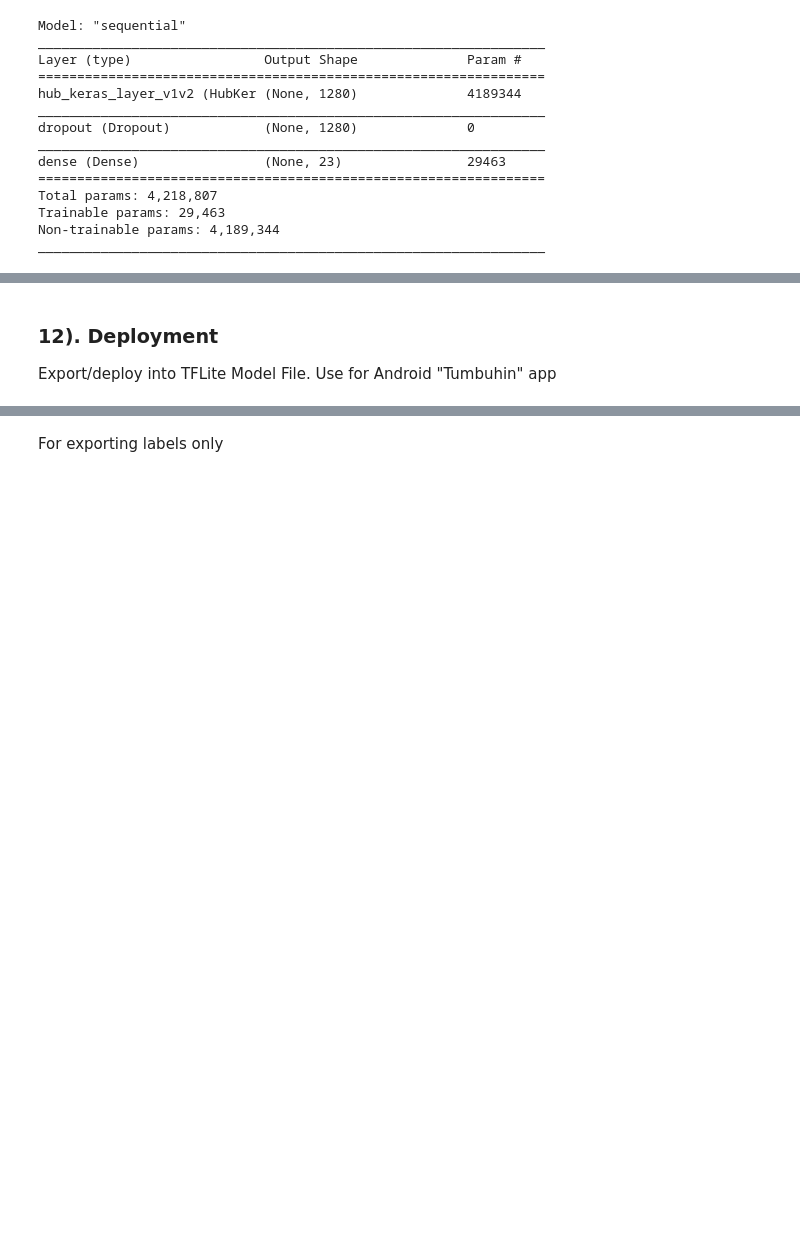
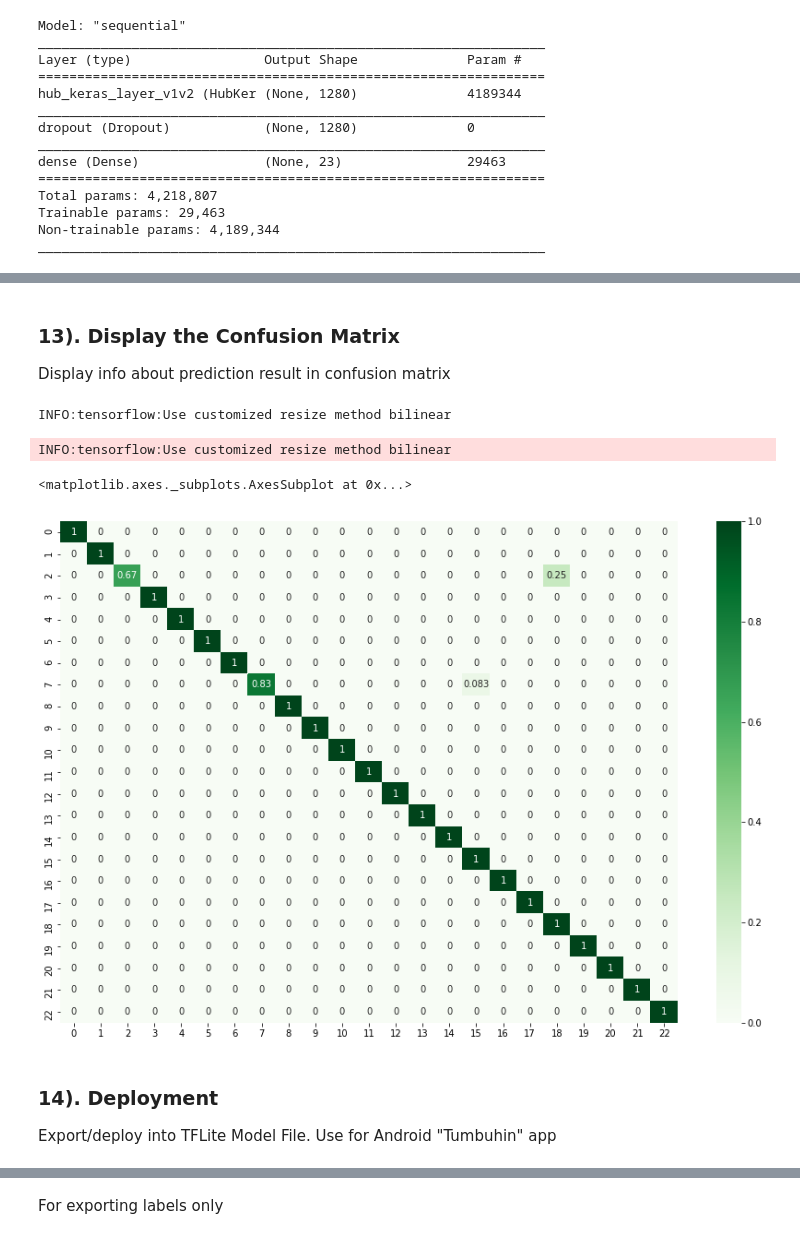
Before and after one commit to Dinusbank/ML, a Jupyter notebook: medleaf_test.ipynb, the cells around one changed output, grey strips where cells are left out. Drawn from its saved outputs; the diff is of its cells as text; code cells hidden in the pictures; blank space fills up the shorter version.

```diff
--- a/medleaf_test.ipynb
+++ b/medleaf_test.ipynb
@@ -209,5 +253,34 @@ plt.show()
+# %% [markdown]
+### **13). Display the Confusion Matrix**
+Display info about prediction result in confusion matrix
+# %%
+labels = os.listdir(os.path.join(image_path))
+labels.sort()
+
+label_dicts = {}
+
+for i in range(len(labels)):
+  label_dicts[labels[i]] = i
+
+predicts = model.predict_top_k(test_data)
+predict_labels = [ label_dicts[predicts[i][0][0]]
+                  for i, (image, label) in enumerate(test_data.gen_dataset().unbatch()) ]
+
+actual_labels = [ label.numpy()
+                  for i, (image, label) in enumerate(test_data.gen_dataset().unbatch()) ]
+
+plt.figure(figsize=(15, 10))
+medleaf_cm = confusion_matrix(y_true=actual_labels, y_pred=predict_labels)
+medleaf_cm = medleaf_cm / medleaf_cm.sum(axis=1) # To display conf. matrix in percetage %
+
+sn.heatmap(medleaf_cm, annot=True, cmap="Greens")
+# %% [output]
+INFO:tensorflow:Use customized resize method bilinear
+INFO:tensorflow:Use customized resize method bilinear
+<matplotlib.axes._subplots.AxesSubplot at 0x...>
+[figure, added]
 # %% [markdown]
-### **12). Deployment**
+### **14). Deployment**
 Export/deploy into TFLite Model File. Use for Android "Tumbuhin" app
 # %%
 model.export(export_dir=".")
```
Also changed, not shown: parts of 21 cells of this notebook, 3 other files.
